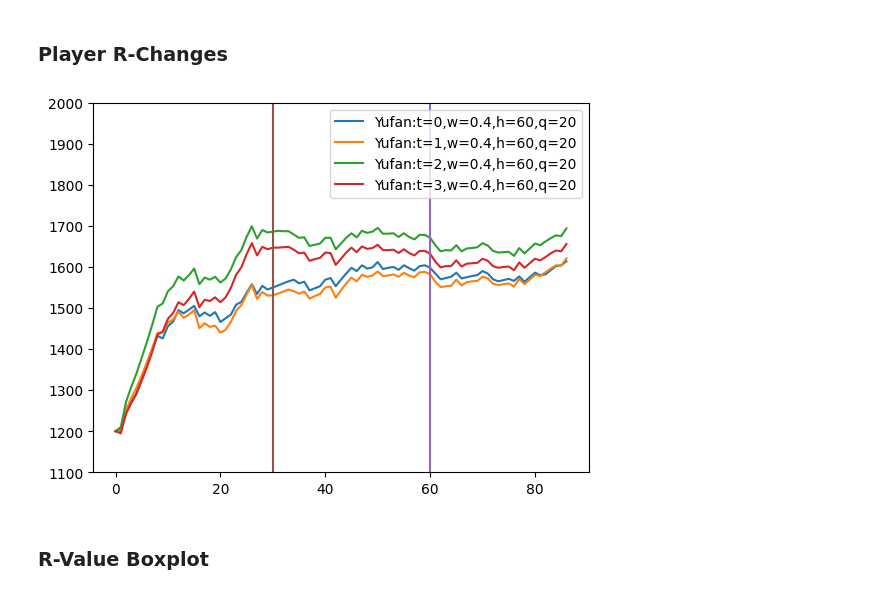
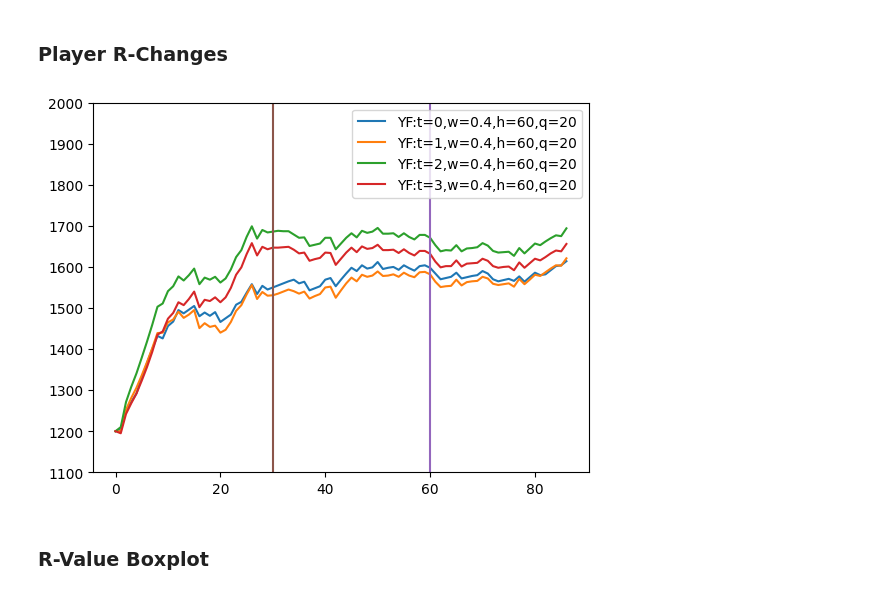
Before and after one commit to yvvvan/BMC-ELO, a Jupyter notebook: ELO_tenhou.ipynb, the cells around one changed output. Cells and saved outputs as stored; diff of their text form; code cells hidden in the pictures.

```diff
--- a/ELO_tenhou.ipynb
+++ b/ELO_tenhou.ipynb
@@ -197,25 +188,25 @@ df
 # %% [markdown]
 ### Player R-Changes
 # %%
-ps = ['Yufan']
+ps = ['YF']
 ts = [0,1,2,3]
 ws = [0.4]
 hs = [60]
 qs = [20]
 for (i,(h,w,t,q)) in enumerate(itertools.product(hs,ws,ts,qs)):
     d = get_r_value_all(type=t, w=w, q=q, hanchan=h )
     for (j,p) in enumerate(d["Player"]):
         if p not in ps:
             continue
         y = d["R-change"][j]
         plt.plot(range(len(y)),y, label="%s:t=%d,w=%.1f,h=%d,q=%d"%(p,t,w,h,q))
 plt.plot([h,h],[0,2000])
 plt.plot([30,30],[0,2000])
 plt.ylim((1100,2000))
 plt.legend()
 plt.show()
 # %% [output]
-[figure, old version]
+[figure, new version]
 # %% [markdown]
 ### R-Value Boxplot
 # %%
```
Also changed, not shown: parts of 4 cells of this notebook.
